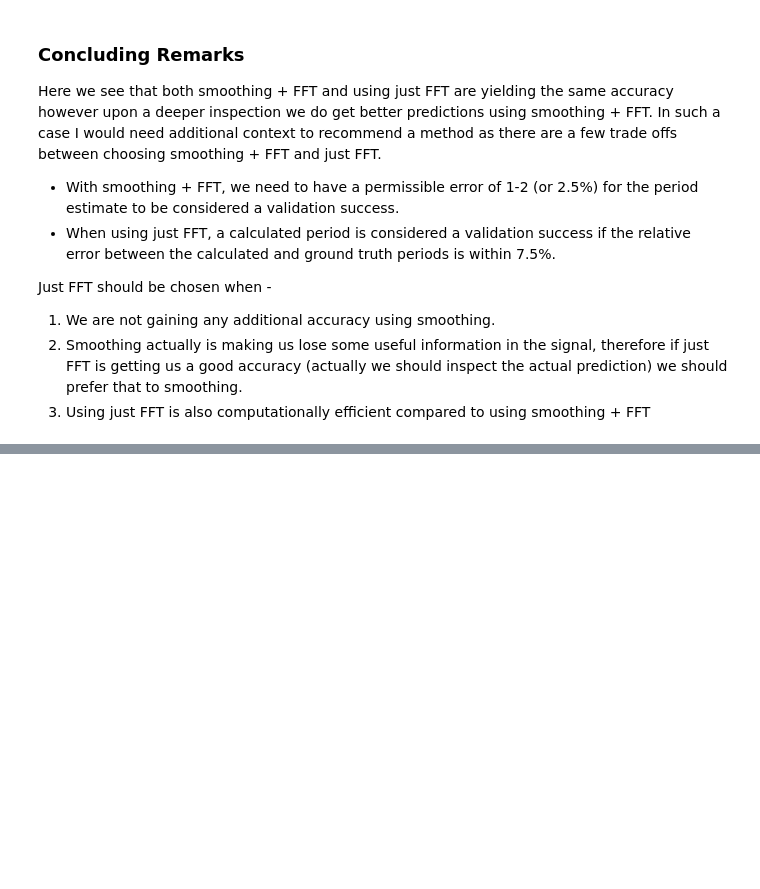
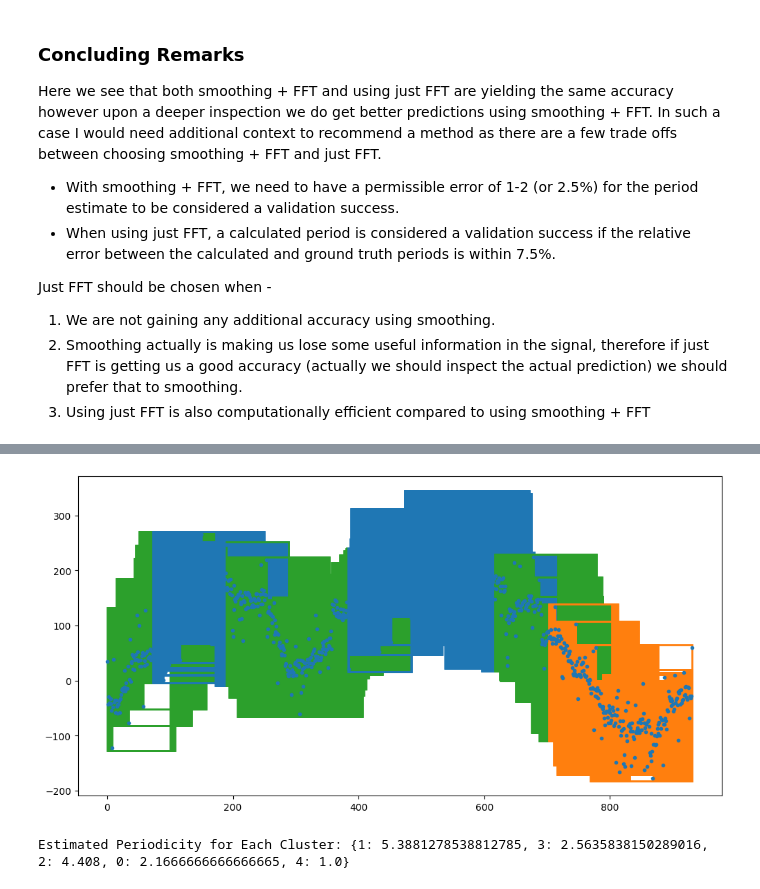
Before and after one commit to TitasDas/dozee, a Jupyter notebook: Assignment_1.ipynb, the cells around one changed output, grey strips where cells are left out. Saved outputs shown, nothing was run; the diff lists cells and outputs as text; code cells hidden in the pictures; blank space fills up the shorter version.

```diff
--- a/Assignment_1.ipynb
+++ b/Assignment_1.ipynb
@@ -433,0 +530,74 @@ Just FFT should be chosen when -
+# %%
+from sklearn.cluster import KMeans
+from kneed import KneeLocator
+import numpy as np
+import matplotlib.pyplot as plt
+from statsmodels.tsa.stattools import acf
+
+def find_optimal_clusters(data, max_clusters):
+    sse = []
+    for k in range(1, max_clusters+1):
+        kmeans = KMeans(n_clusters=k).fit(data)
+        sse.append(kmeans.inertia_)
+    kl = KneeLocator(range(1, max_clusters+1), sse, curve="convex", direction="decreasing")
+    return kl.elbow
+
+def find_optimal_window_size(data, max_lag):
+    acf_values = acf(data, nlags=max_lag)
+    optimal_lags = np.where(acf_values < 0.2)[0]
+    if len(optimal_lags) == 0:
+        return max_lag
+    return optimal_lags[0]
+
+#array_with_outliers = generate_trend_with_outliers()
+max_lag = 100
+optimal_window_size = find_optimal_window_size(array_with_outliers, max_lag)
+
+segments = [array_with_outliers[i:i+optimal_window_size] for i in range(0, len(array_with_outliers) - optimal_window_size + 1)]
+max_clusters = 10
+optimal_clusters = find_optimal_clusters(segments, max_clusters)
+
+kmeans = KMeans(n_clusters=optimal_clusters)
+labels = kmeans.fit_predict(segments)
+
+plt.figure(figsize=(12, 6))
+plt.plot(array_with_outliers, ".")
+
+for i in range(len(labels)):
+    segment_start = i
+    segment_end = i + optimal_window_size
+    color = f'C{labels[i]}'
+    plt.gca().add_patch(plt.Rectangle((segment_start, min(array_with_outliers[segment_start:segment_end]) - 5), optimal_window_size, max(array_with_outliers[segment_start:segment_end]) - min(array_with_outliers[segment_start:segment_end]) + 10, fill=None, edgecolor=color, linewidth=2))
+
+plt.show()
+# %% [output]
+[figure, added]
+# %%
+from collections import defaultdict
+
+def calculate_periodicity(labels):
+    # Dictionary to store the indices where each cluster label appears
+    cluster_indices = defaultdict(list)
+
+    for i, label in enumerate(labels):
+        cluster_indices[label].append(i)
+
+    # Calculate periodicity for each cluster
+    cluster_periodicity = {}
+
+    for label, indices in cluster_indices.items():
+        if len(indices) > 1:
+            # Calculate the differences between consecutive indices
+            differences = np.diff(indices)
+
+            # Estimate periodicity as the average difference
+            periodicity = np.mean(differences)
+            cluster_periodicity[label] = periodicity
+
+    return cluster_periodicity
+
+# Calculate periodicity based on cluster labels
+periodicity = calculate_periodicity(labels)
+print(f"Estimated Periodicity for Each Cluster: {periodicity}")
+# %% [output]
+Estimated Periodicity for Each Cluster: {1: 5.3881278538812785, 3: 2.5635838150289016, 2: 4.408, 0: 2.1666666666666665, 4: 1.0}
```
Also changed, not shown: parts of 13 cells of this notebook.
